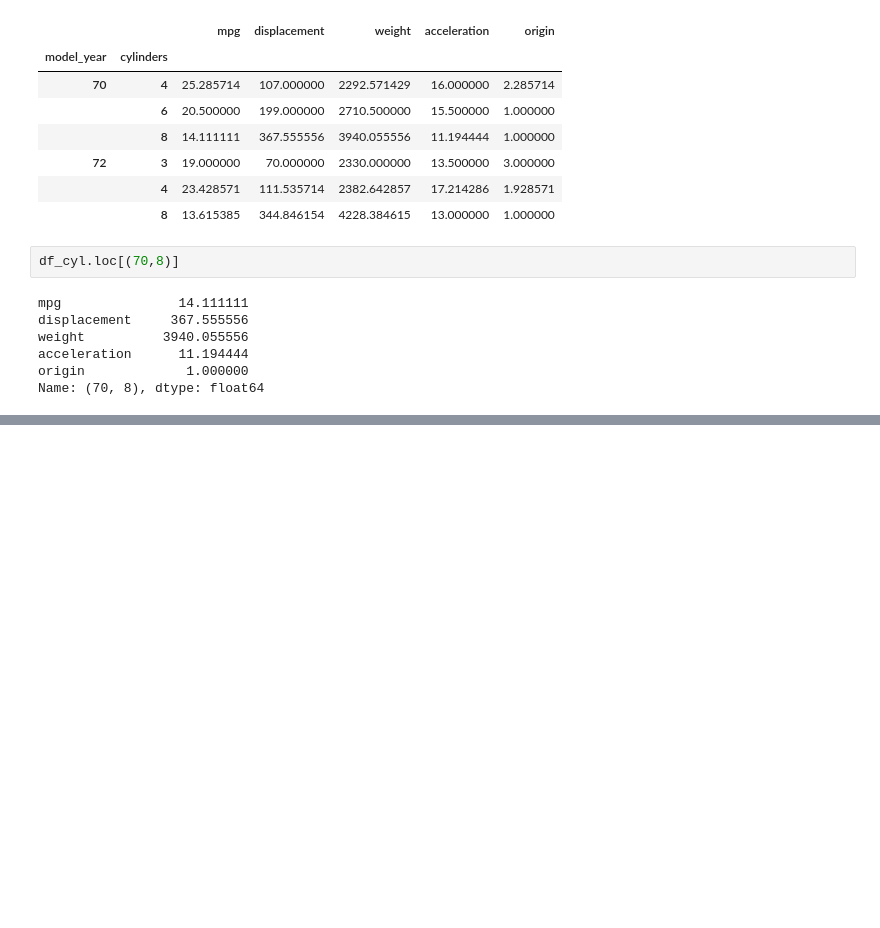
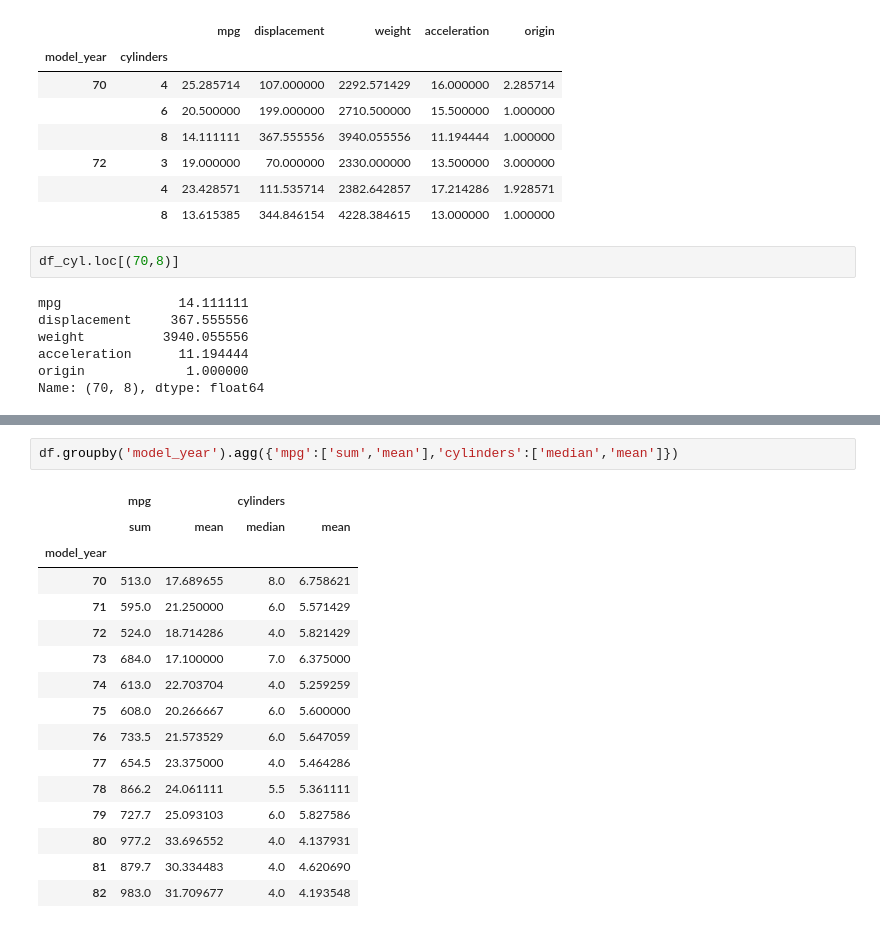
Before and after one commit to lamntt/data-science, a Jupyter notebook: Pandas/5.Groupby-Operations-and-MultiIndex.ipynb, the cells around one changed output, grey strips where cells are left out. Cells and saved outputs as stored; diff of their text form; blank space fills up the shorter version.

```diff
--- a/Pandas/5.Groupby-Operations-and-MultiIndex.ipynb
+++ b/Pandas/5.Groupby-Operations-and-MultiIndex.ipynb
@@ -156,0 +265,19 @@ Name: (70, 8), dtype: float64
+# %%
+df.groupby('model_year').agg({'mpg':['sum','mean'],'cylinders':['median','mean']})
+# %% [output]
+|  | mpg |  | cylinders |  |
+|  | sum | mean | median | mean |
+| model_year |  |  |  |  |
+| 70 | 513.0 | 17.689655 | 8.0 | 6.758621 |
+| 71 | 595.0 | 21.250000 | 6.0 | 5.571429 |
+| 72 | 524.0 | 18.714286 | 4.0 | 5.821429 |
+| 73 | 684.0 | 17.100000 | 7.0 | 6.375000 |
+| 74 | 613.0 | 22.703704 | 4.0 | 5.259259 |
+| 75 | 608.0 | 20.266667 | 6.0 | 5.600000 |
+| 76 | 733.5 | 21.573529 | 6.0 | 5.647059 |
+| 77 | 654.5 | 23.375000 | 4.0 | 5.464286 |
+| 78 | 866.2 | 24.061111 | 5.5 | 5.361111 |
+| 79 | 727.7 | 25.093103 | 6.0 | 5.827586 |
+| 80 | 977.2 | 33.696552 | 4.0 | 4.137931 |
+| 81 | 879.7 | 30.334483 | 4.0 | 4.620690 |
+| 82 | 983.0 | 31.709677 | 4.0 | 4.193548 |
```
Also changed, not shown: parts of 8 cells of this notebook.
